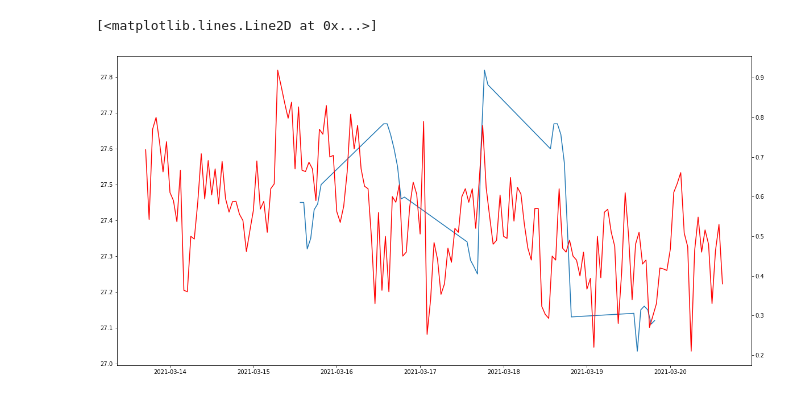
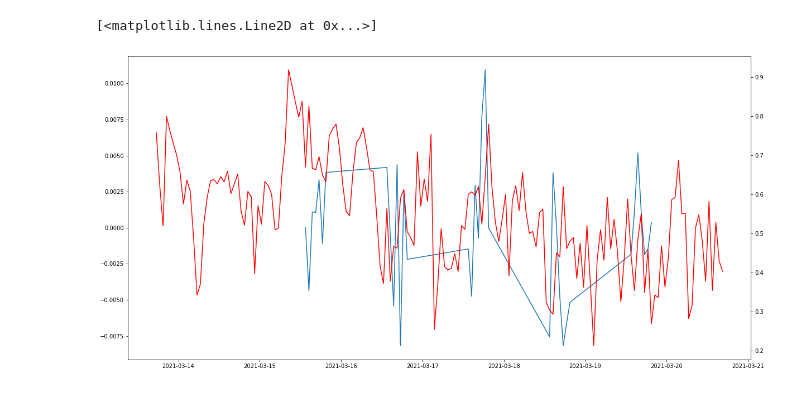
Before and after one commit to ml-group8/assignment, a Jupyter notebook: Stock_Price_Prediction_with_Sentiment_Analysis_Compare_Sentiment_and_Stock_Value.ipynb, the cells around one changed output. Drawn from its saved outputs; the diff is of its cells as text; code cells hidden in the pictures.

```diff
--- a/Stock_Price_Prediction_with_Sentiment_Analysis_Compare_Sentiment_and_Stock_Value.ipynb
+++ b/Stock_Price_Prediction_with_Sentiment_Analysis_Compare_Sentiment_and_Stock_Value.ipynb
@@ -102,32 +137,16 @@ drive_etf.head()
 # %%
-# ETF
-# min: 2021-03-15 13:30
-# max: 2021-03-19 19:30
-
-# Tweets
-# Min: 2021-03-13 17:00:02
-# Max: 2021-03-20 15:59:46
-
-# Convert sentiment to numeric (Positive=1, negative=0)
-df_tweets['numeric_sentiment'] = np.where(df_tweets['sentiment'] == 'POSITIVE', 1, 0)
-
-# Truncate created_at to the hour
-df_tweets['created_at'] = df_tweets['created_at'].map(lambda created_at: created_at.replace(minute=0, second=0, microsecond=0))
-
-df_tweets
-df_grouped = df_tweets.groupby(["created_at", "numeric_sentiment"]).size()
-#df_grouped['positive'] = np.where(df_grouped['numeric_sentiment'] == 1, 1, 0)
-#df_grouped['negative'] = np.where(df_grouped['numeric_sentiment'] == 0, 1, 0)
-
-
 # count positive and negative tweets and convert them into a ratio of positive tweets to total tweets
-df_grouped = df_tweets.assign(
+df_tweet_sentiment_by_hr = df_tweets.assign(
  nb_positive = np.where(df_tweets['numeric_sentiment']==1,1,0),
  nb_negative = np.where(df_tweets['numeric_sentiment']==0,1,0)
   ).groupby('created_at').agg({'nb_positive':sum, 'nb_negative':sum})
 
-df_grouped['positive_ratio'] = df_grouped['nb_positive']/(df_grouped['nb_positive'] + df_grouped['nb_negative'])
-df_grouped.head()
+df_tweet_sentiment_by_hr['positive_ratio'] = df_tweet_sentiment_by_hr['nb_positive']/(df_tweet_sentiment_by_hr['nb_positive'] + df_tweet_sentiment_by_hr['nb_negative'])
+
+df_tweet_sentiment_by_hr.head()
+#2021-03-15 13:30:00+00:00
+
+
 #TODO: Maybe remove re=tweets (RT : prefix ???)
 # TODO: Plug holes with after-hours info ???
 # %% [output]
@@ -141,9 +178,14 @@ df_grouped.head()
 # %%
 plt.rcParams['figure.figsize']=(20,10) # set the figure size
 fig, ax1 = plt.subplots()
 ax2 = ax1.twinx()  # set up the 2nd axis
-ax1.plot(drive_etf['High'])
-ax2.plot(df_grouped['positive_ratio'], color='red')
+#ax1.plot(drive_etf['High'])
+ax1.plot(drive_etf['pct_change'])
+ax2.plot(df_tweet_sentiment_by_hr['positive_ratio'], color='red')
+
+
+
+#TODO: Log the returns
 # %% [output]
 [<matplotlib.lines.Line2D at 0x...>]
-[figure, old version]
+[figure, new version]
```
Also changed, not shown: parts of 15 cells of this notebook.
